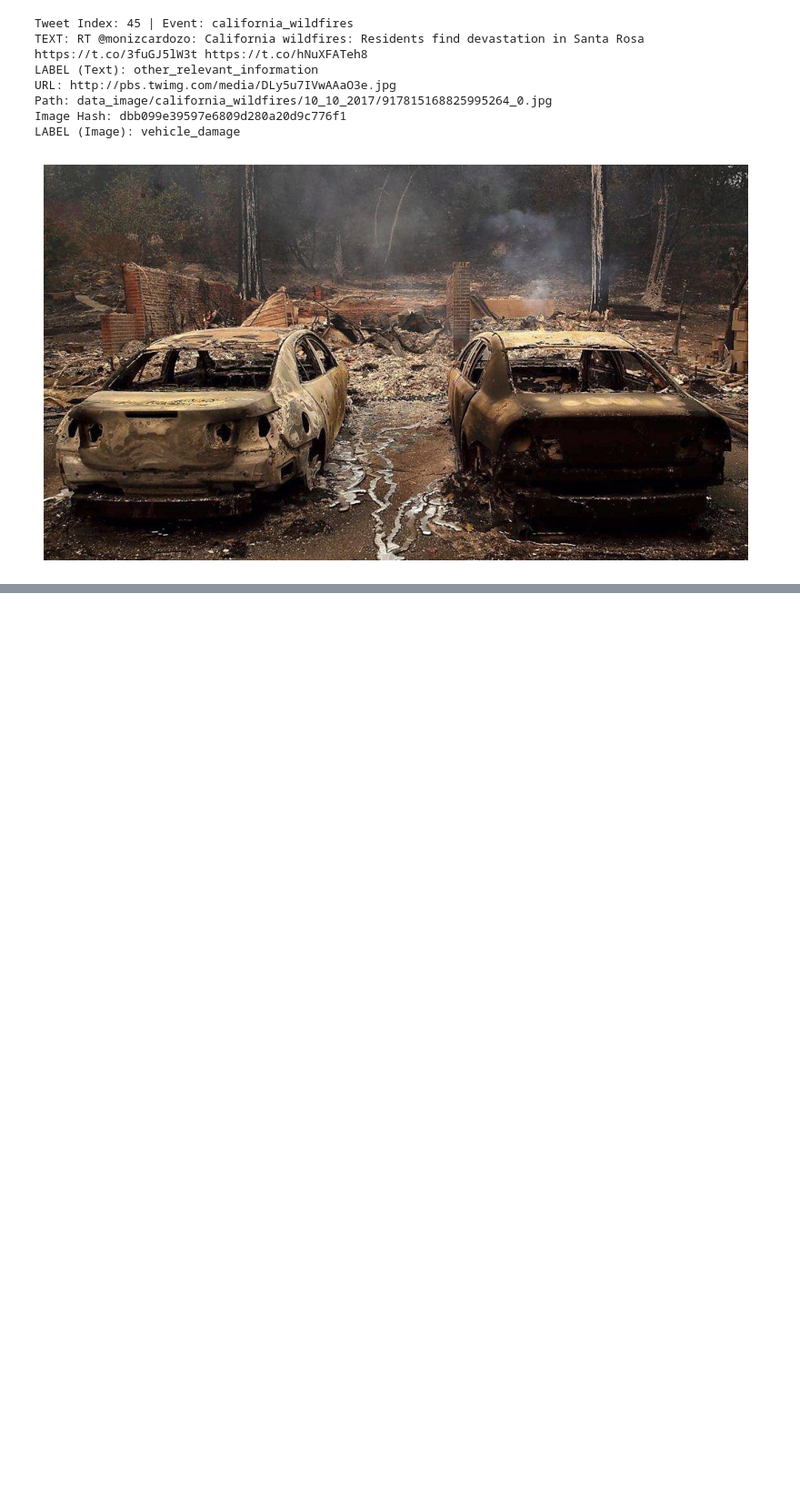
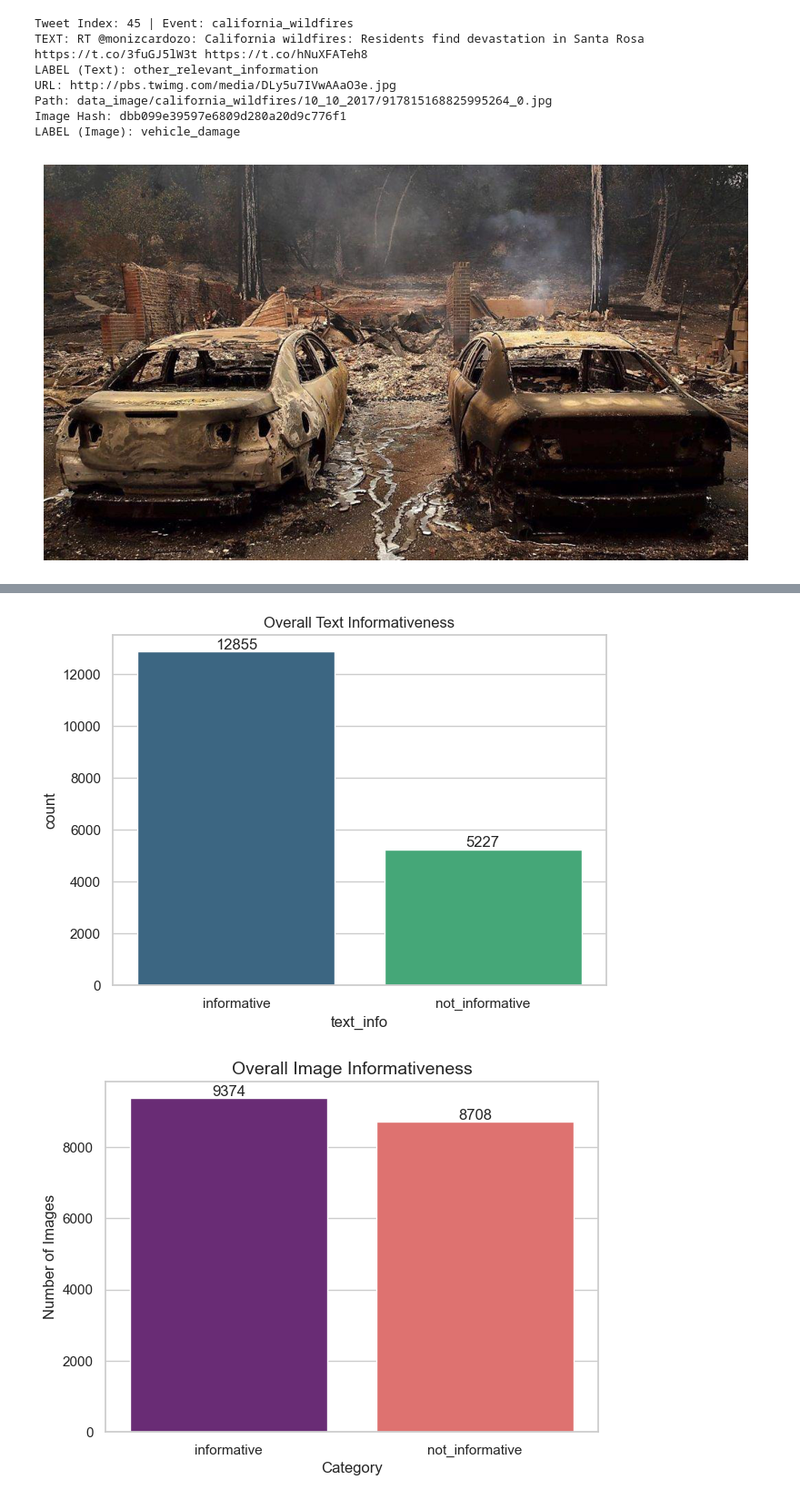
Before and after one commit to Data-Mining-Project-Group/crisisMMDplusplus, a Jupyter notebook: project_main.ipynb, the cells around one changed output, grey strips where cells are left out. Shown at 91% size. Drawn from its saved outputs; the diff is of its cells as text; code cells hidden in the pictures; blank space fills up the shorter version.

Commit message:
Data Visualization and hash

```diff
--- a/project_main.ipynb
+++ b/project_main.ipynb
@@ -295,0 +331,33 @@ Number of duplicate Images: 486
+# %%
+
+#text informativeness
+sns.set_theme(style="whitegrid")
+
+plt.figure(figsize=(7, 5))
+
+ax = sns.countplot(data=master_df, x='text_info', hue='text_info', palette='viridis', legend=False)
+
+for container in ax.containers:
+    ax.bar_label(container)
+
+plt.title('Overall Text Informativeness')
+plt.show()
+
+
+
+#Image  informativesness
+plt.figure(figsize=(7, 5))
+
+ax = sns.countplot(data=master_df, x='image_info', hue='image_info', palette='magma', legend=False)
+
+for container in ax.containers:
+    ax.bar_label(container)
+
+plt.title('Overall Image Informativeness', fontsize=14)
+plt.xlabel('Category')
+plt.ylabel('Number of Images')
+
+plt.show()
+# %% [output]
+[figure, added]
+[figure, added]
```
Also changed, not shown: parts of 8 cells of this notebook.
